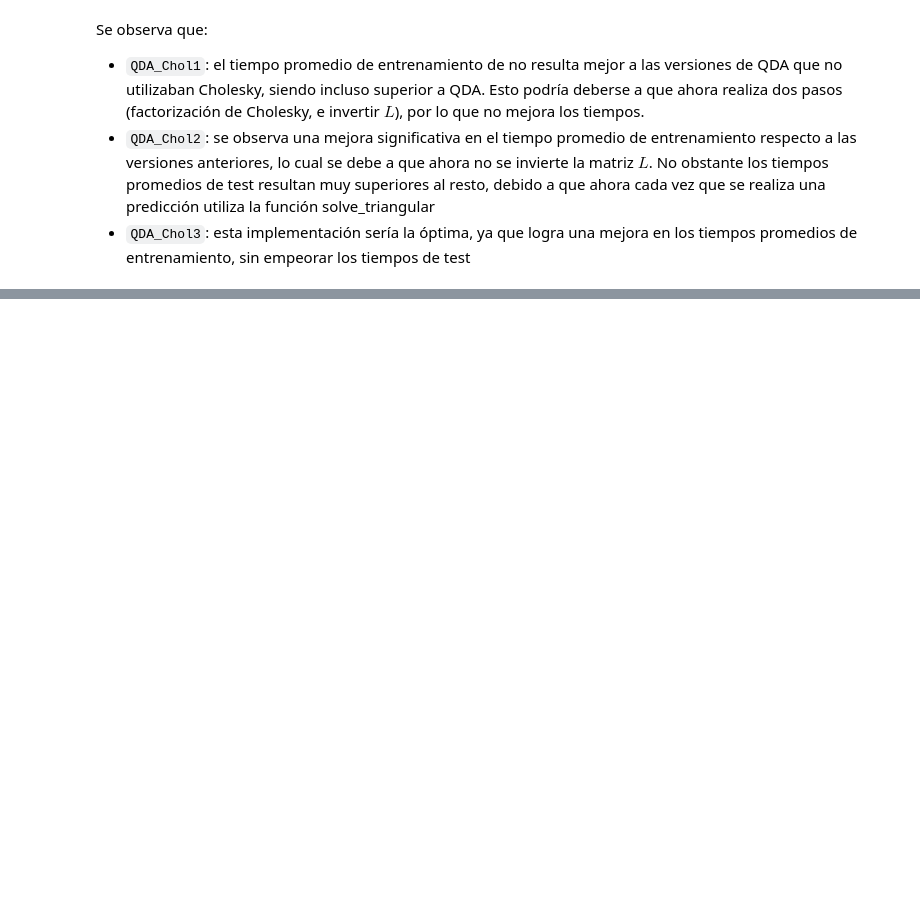
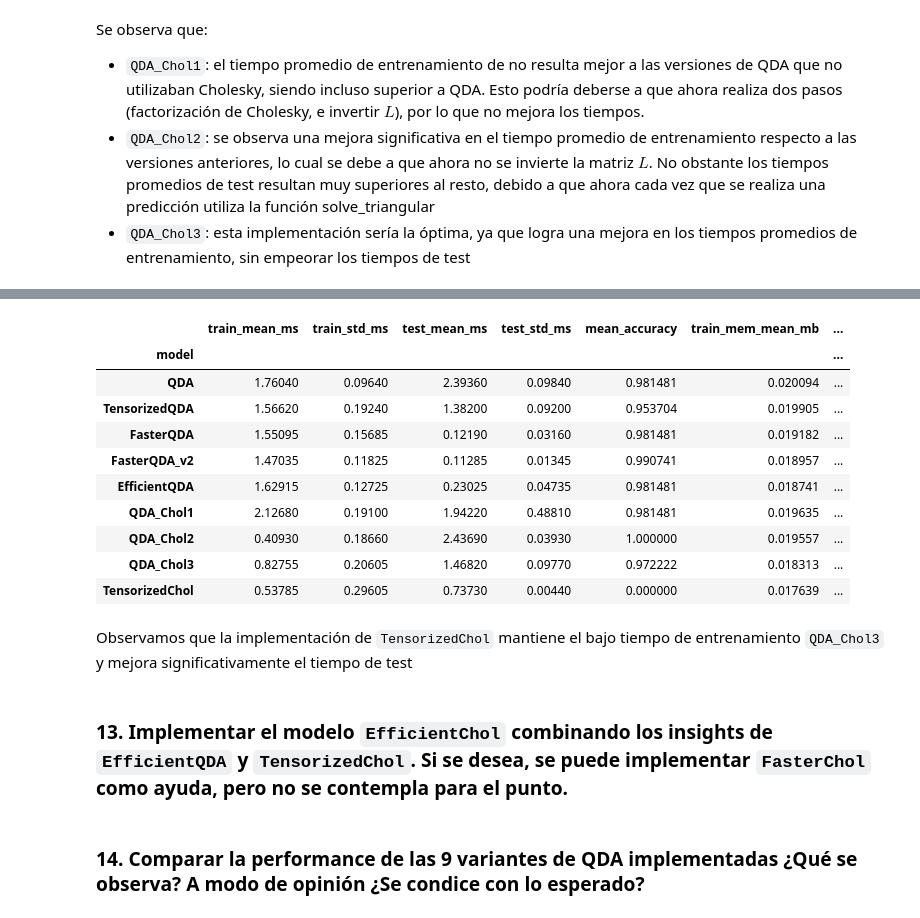
Before and after one commit to martinbrocca/CEIA-AMIA-TP1, a Jupyter notebook: AMIA_2025_TP1.ipynb, the cells around one changed output, grey strips where cells are left out. Drawn from its saved outputs; the diff is of its cells as text; code cells hidden in the pictures; blank space fills up the shorter version.

```diff
--- a/AMIA_2025_TP1.ipynb
+++ b/AMIA_2025_TP1.ipynb
@@ -977,0 +1002,20 @@ Se observa que:
+# %%
+b.summary()
+# %% [output]
+|  | train_mean_ms | train_std_ms | test_mean_ms | test_std_ms | mean_accuracy | train_mem_mean_mb | ... |
+| model |  |  |  |  |  |  | ... |
+| QDA | 1.76040 | 0.09640 | 2.39360 | 0.09840 | 0.981481 | 0.020094 | ... |
+| TensorizedQDA | 1.56620 | 0.19240 | 1.38200 | 0.09200 | 0.953704 | 0.019905 | ... |
+| FasterQDA | 1.55095 | 0.15685 | 0.12190 | 0.03160 | 0.981481 | 0.019182 | ... |
+| FasterQDA_v2 | 1.47035 | 0.11825 | 0.11285 | 0.01345 | 0.990741 | 0.018957 | ... |
+| EfficientQDA | 1.62915 | 0.12725 | 0.23025 | 0.04735 | 0.981481 | 0.018741 | ... |
+| QDA_Chol1 | 2.12680 | 0.19100 | 1.94220 | 0.48810 | 0.981481 | 0.019635 | ... |
+| QDA_Chol2 | 0.40930 | 0.18660 | 2.43690 | 0.03930 | 1.000000 | 0.019557 | ... |
+| QDA_Chol3 | 0.82755 | 0.20605 | 1.46820 | 0.09770 | 0.972222 | 0.018313 | ... |
+| TensorizedChol | 0.53785 | 0.29605 | 0.73730 | 0.00440 | 0.000000 | 0.017639 | ... |
+# %% [markdown]
+Observamos que la implementación de `TensorizedChol` mantiene el bajo tiempo de entrenamiento `QDA_Chol3` y mejora significativamente el tiempo de test
+# %% [markdown]
+### 13. Implementar el modelo `EfficientChol` combinando los insights de `EfficientQDA` y `TensorizedChol`. Si se desea, se puede implementar `FasterChol` como ayuda, pero no se contempla para el punto.
+# %% [markdown]
+### 14. Comparar la performance de las 9 variantes de QDA implementadas ¿Qué se observa? A modo de opinión ¿Se condice con lo esperado?
```
Also changed, not shown: parts of 10 cells of this notebook.
